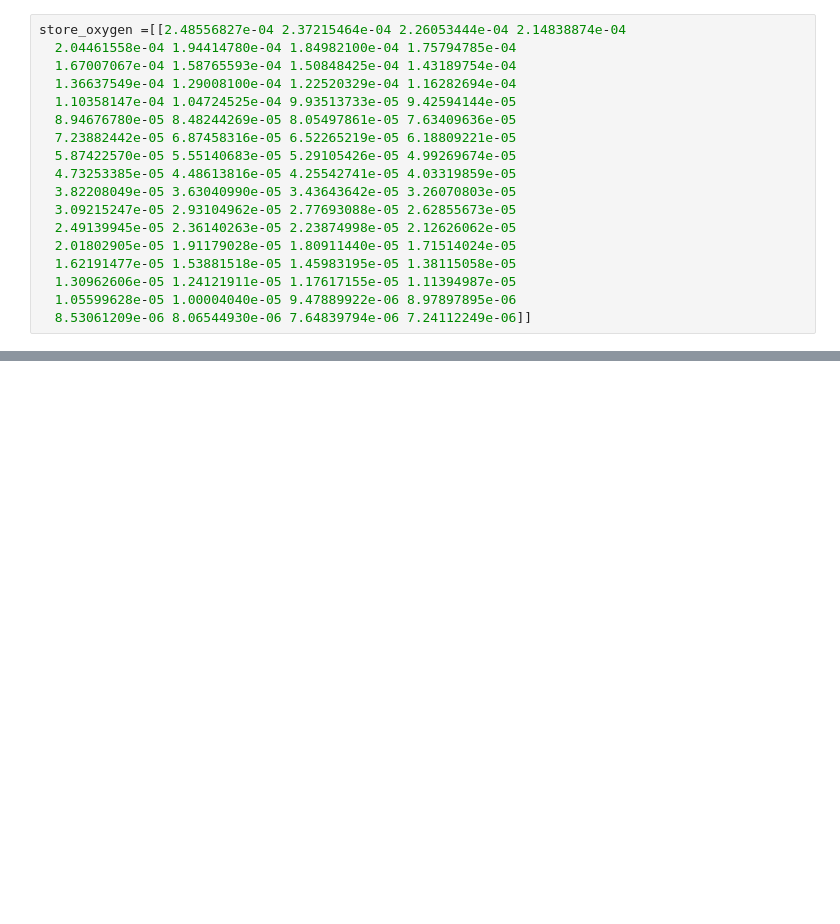
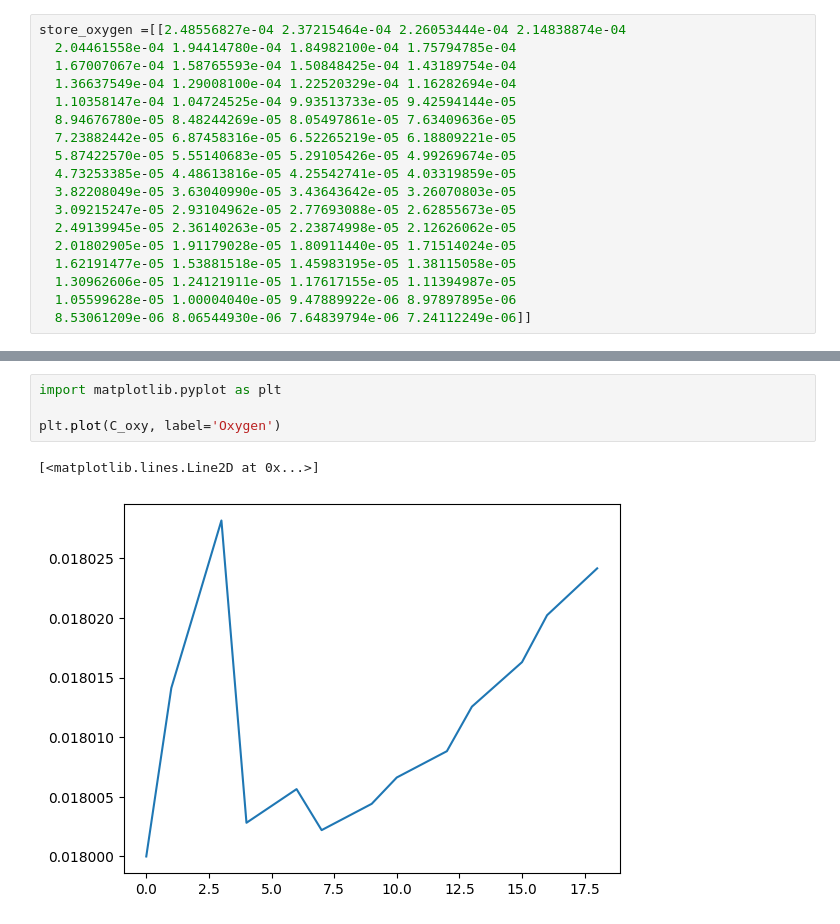
Before and after one commit to archiezq/BloodPressure, a Jupyter notebook: test.ipynb, the cells around one changed output, grey strips where cells are left out. Saved outputs shown, nothing was run; the diff lists cells and outputs as text; blank space fills up the shorter version.

```diff
--- a/test.ipynb
+++ b/test.ipynb
@@ -46,0 +111,7 @@ store_oxygen =[[2.48556827e-04 2.37215464e-04 2.26053444e-04 2.14838874e-04
+# %%
+import matplotlib.pyplot as plt
+
+plt.plot(C_oxy, label='Oxygen')
+# %% [output]
+[<matplotlib.lines.Line2D at 0x...>]
+[figure, added]
```
Also changed, not shown: parts of 5 cells of this notebook, 6 other files.
